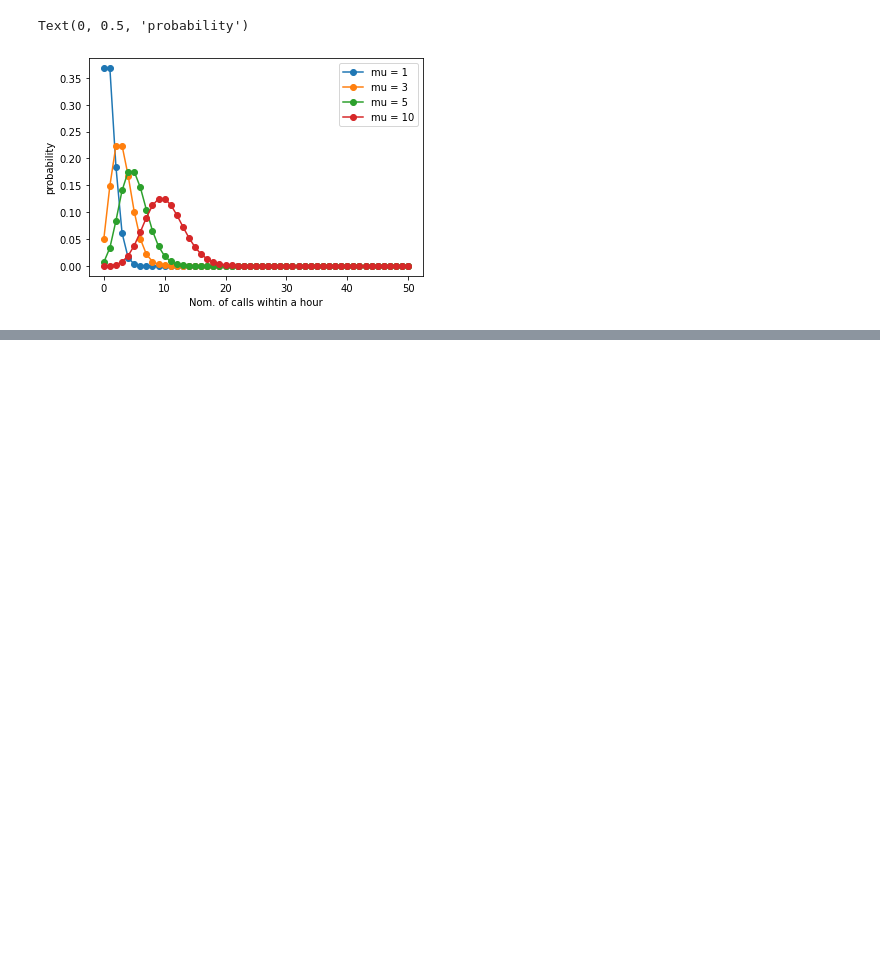
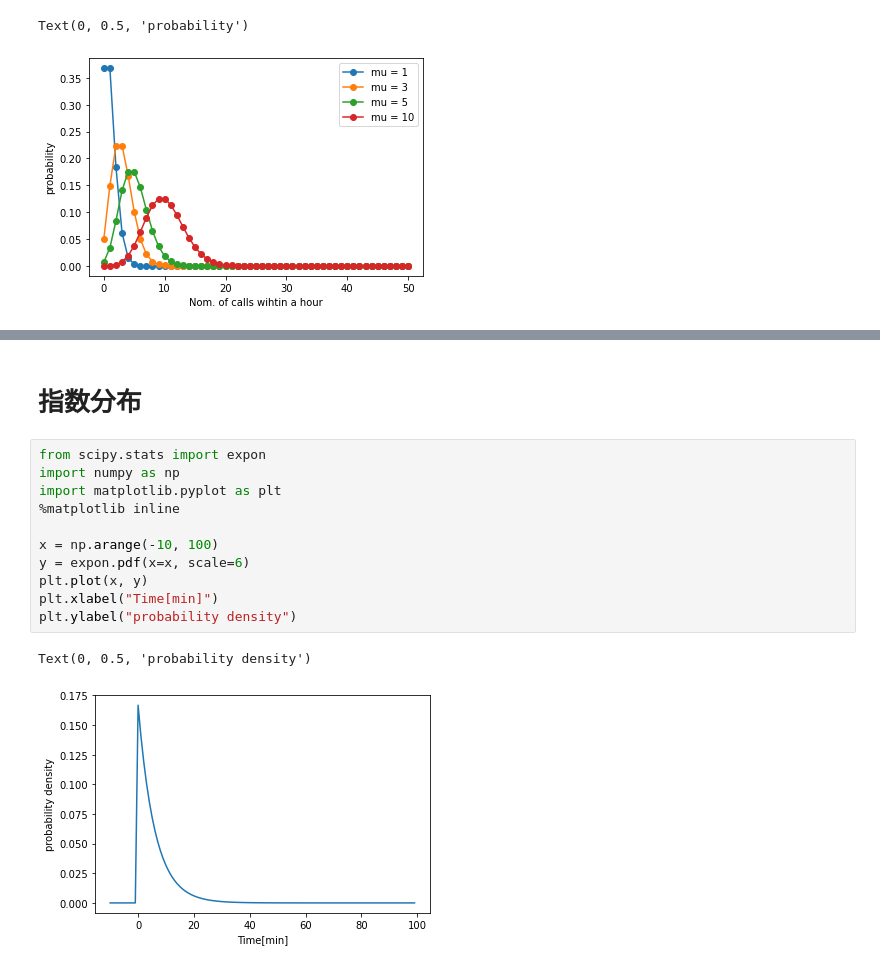
Before and after one commit to ayakamori0702/my_study, a Jupyter notebook: math.ipynb, the cells around one changed output, grey strips where cells are left out. Drawn from its saved outputs; the diff is of its cells as text; blank space fills up the shorter version.

```diff
--- a/math.ipynb
+++ b/math.ipynb
@@ -298,0 +316,16 @@ Text(0, 0.5, 'probability')
+# %% [markdown]
+# 指数分布
+# %%
+from scipy.stats import expon
+import numpy as np
+import matplotlib.pyplot as plt
+%matplotlib inline
+
+x = np.arange(-10, 100)
+y = expon.pdf(x=x, scale=6)
+plt.plot(x, y)
+plt.xlabel("Time[min]")
+plt.ylabel("probability density")
+# %% [output]
+Text(0, 0.5, 'probability density')
+[figure, added]
```
Also changed, not shown: parts of 8 cells of this notebook.
